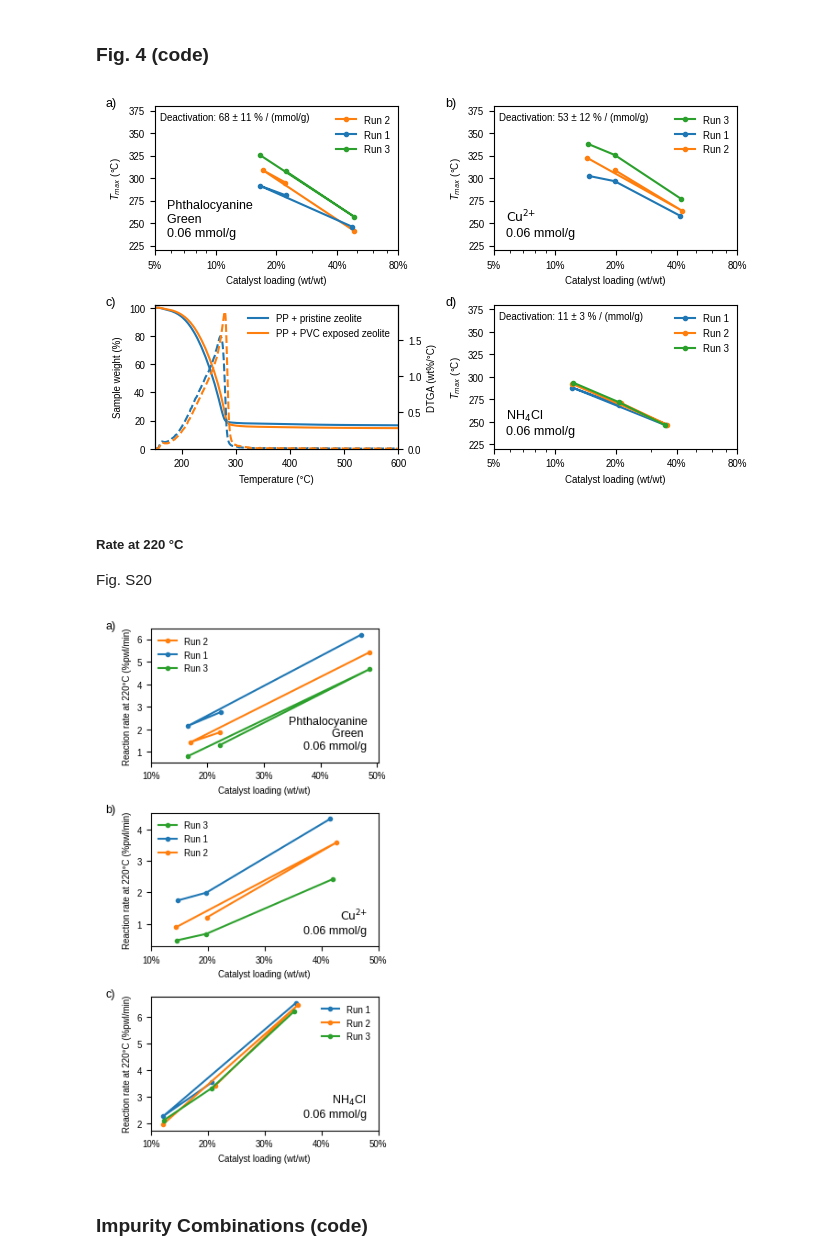
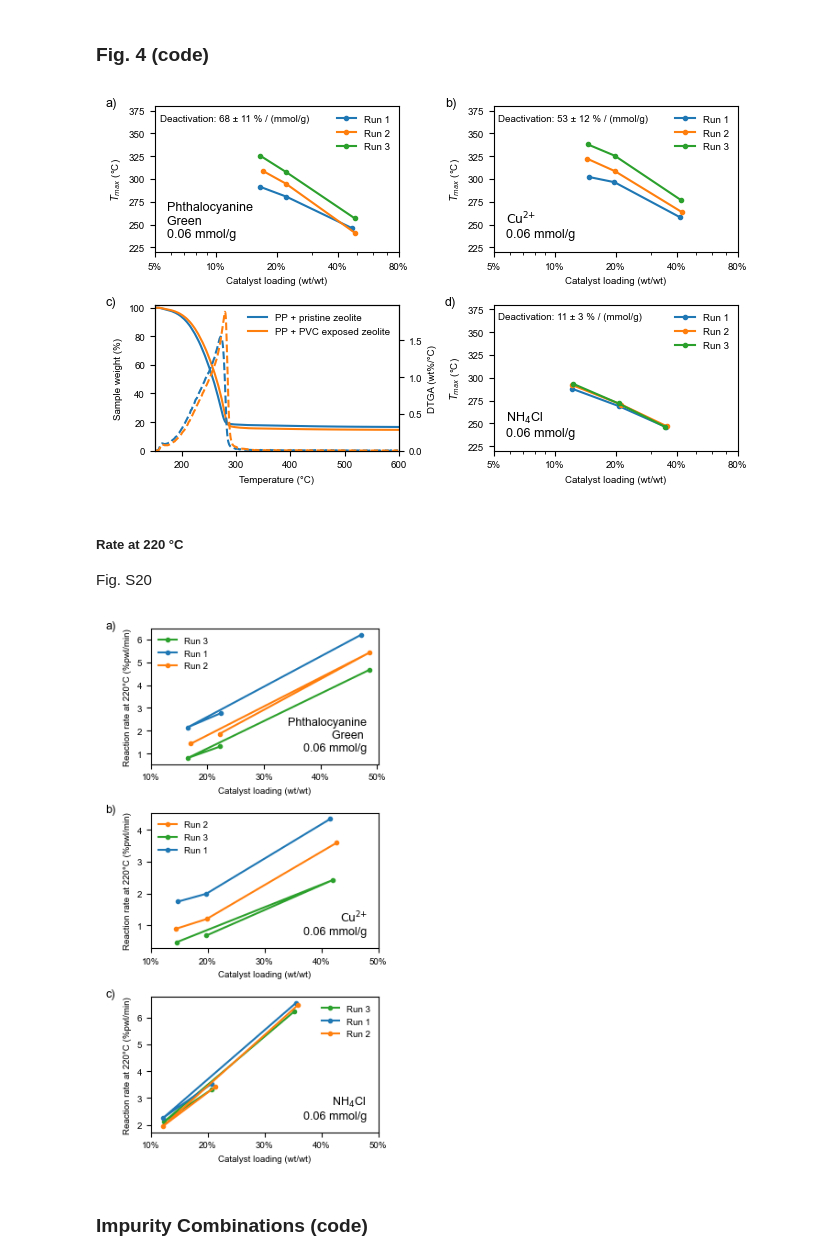
Before and after one commit to MyonicS/Manuscript_Impurities_2025, a Jupyter notebook: Impurities_notebook.ipynb, the cells around one changed output. Saved outputs shown, nothing was run; the diff lists cells and outputs as text; code cells hidden in the pictures.

```diff
--- a/Impurities_notebook.ipynb
+++ b/Impurities_notebook.ipynb
@@ -1364,8 +1353,10 @@ for i, num in enumerate(sel_exp_nums):
     ax = axs[i]
     exp = tga_experiments[get_index_from_num(num, tga_experiments)]
     df = pd.read_csv(os.path.join(resultdir,'TGA', 'Results_full_'+exp+'.csv'))
+    df = df.sort_values('num_run')
     for run in df['num_run'].unique():
         df_run = df[df['num_run'] == run]
+        df_run = df_run.sort_values('num_loading')
         ax.plot(df_run['cat_weight']/df_run['polymer_weight']*100,df_run['Tmax'],'o-',markersize=3, color=color_dict[run],label='Run ' + str(run))
 
     #Formatting
@@ -1865,8 +1858,10 @@ for i, num in enumerate(sel_exp_nums):
         ax = axs[1,1]
     exp = tga_experiments[get_index_from_num(num, tga_experiments)]
     df = pd.read_csv(os.path.join(resultdir,'TGA', 'Results_full_'+exp+'.csv'))
+    df = df.sort_values('num_run')
     for run in df['num_run'].unique():
         df_run = df[df['num_run'] == run]
+        df_run = df_run.sort_values('num_loading')
         ax.plot(df_run['cat_weight']/df_run['polymer_weight']*100,df_run['Tmax'],'o-',markersize=3, color=color_dict[run],label='Run ' + str(run))
     #Formatting
     ax.set_xscale('log')
@@ -1898,34 +1893,34 @@ for i, ax in enumerate(axs.flatten()):
 
 
 #plotting PVC
 path_justPP = os.path.join(data_dir, 'tga', '020_NF_1_PP1-004_N_N_ZY', 'raw', '020_NF_1_PP1-004_N_N_ZY_1','020_NF_1_PP1-004_N_N_ZY_P_1_1.txt')
 path_PVC_PP = os.path.join(data_dir, 'tga', '019_NF_1_PP1-004_N_N_S016ZY', 'raw','019_NF_1_PP1-004_N_N_ZY_1', '019_NF_1_PP1-004_N_N_ZY_S160101_1_1.txt')
 
 just_PP = tga.parse_txt(path_justPP, exp_type='pyro',calculate_DTGA=True).cracking()
 pvc_PP = tga.parse_txt(path_PVC_PP, exp_type='pyro',calculate_DTGA=True).cracking()
 
 ax1 = axs[1,0]
 ax2 = ax1.twinx()
 
 ax1.plot(just_PP['Sample Temp.'],just_PP['rel_weight_twl']*100,label='PP + pristine zeolite',color='C0')
 ax2.plot(just_PP['Sample Temp.'],just_PP['DTGA_twl']*100,color='C0', linestyle='dashed')
 ax1.plot(pvc_PP['Sample Temp.'],pvc_PP['rel_weight_twl']*100,label='PP + PVC exposed zeolite',color='C1')
 ax2.plot(pvc_PP['Sample Temp.'],pvc_PP['DTGA_twl']*100,color='C1', linestyle='dashed')
 
 ax1.set_xlabel('Temperature (°C)')
 ax1.set_ylabel('Sample weight (%)')
 ax2.set_ylabel('DTGA (wt%/°C)')
 ax1.legend(frameon=False)
 
 ax1.set_xlim(150,600)
 ax1.set_ylim(0,102)
 ax2.set_ylim(0,)
 
 plt.tight_layout()
 plt.savefig(os.path.join(figdir, 'Fig_Chlorine.svg'), transparent=True)
 plt.show()
 # %% [output]
-[figure, old version]
+[figure, new version]
 # %% [markdown]
 ##### Rate at 220 °C
 Fig. S20
@@ -1963,7 +1958,7 @@ for i, ax in enumerate(axs.flatten()):
 plt.tight_layout()
 plt.savefig(os.path.join(figdir_SI, 'Fig_4_absolute_rates.svg'), transparent=True)
 # %% [output]
-[figure, old version]
+[figure, new version]
 # %% [markdown]
 ### Impurity Combinations (code)
 # %% [markdown]
```
Also changed, not shown: parts of 30 cells of this notebook, 1 other file.
